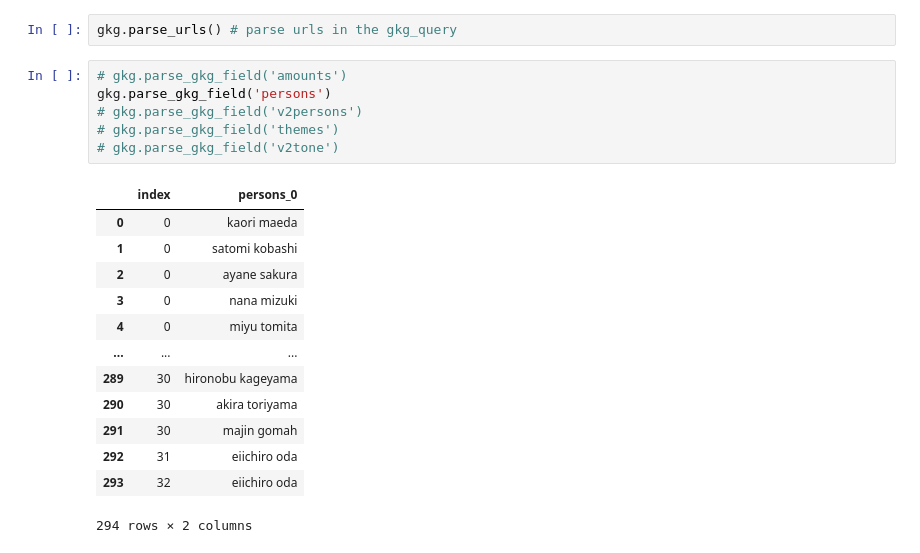
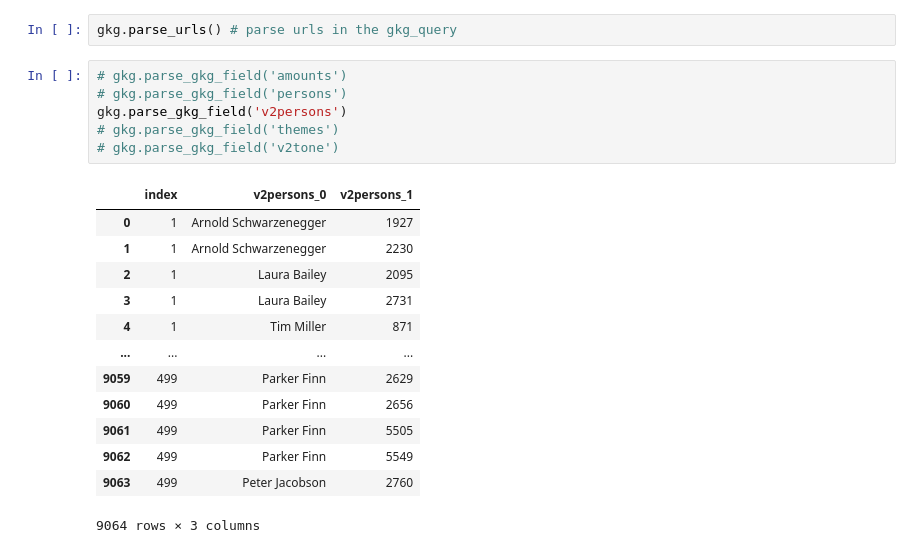
Before and after one commit to coreyddsc/gdelt_projects, a Jupyter notebook: LLM_projects/gkg_soup_testnb.ipynb, the cells around one changed output. Drawn from its saved outputs; the diff is of its cells as text.

```diff
--- a/LLM_projects/gkg_soup_testnb.ipynb
+++ b/LLM_projects/gkg_soup_testnb.ipynb
@@ -78,24 +74,24 @@ gkg.gkg_query.head(2)
 gkg.parse_urls() # parse urls in the gkg_query
 # %%
 # gkg.parse_gkg_field('amounts')
-gkg.parse_gkg_field('persons')
-# gkg.parse_gkg_field('v2persons')
+# gkg.parse_gkg_field('persons')
+gkg.parse_gkg_field('v2persons')
 # gkg.parse_gkg_field('themes')
 # gkg.parse_gkg_field('v2tone')
 # %% [output]
-|  | index | persons_0 |
-| 0 | 0 | kaori maeda |
-| 1 | 0 | satomi kobashi |
-| 2 | 0 | ayane sakura |
-| 3 | 0 | nana mizuki |
-| 4 | 0 | miyu tomita |
-| ... | ... | ... |
-| 289 | 30 | hironobu kageyama |
-| 290 | 30 | akira toriyama |
-| 291 | 30 | majin gomah |
-| 292 | 31 | eiichiro oda |
-| 293 | 32 | eiichiro oda |
+|  | index | v2persons_0 | v2persons_1 |
+| 0 | 1 | Arnold Schwarzenegger | 1927 |
+| 1 | 1 | Arnold Schwarzenegger | 2230 |
+| 2 | 1 | Laura Bailey | 2095 |
+| 3 | 1 | Laura Bailey | 2731 |
+| 4 | 1 | Tim Miller | 871 |
+| ... | ... | ... | ... |
+| 9059 | 499 | Parker Finn | 2629 |
+| 9060 | 499 | Parker Finn | 2656 |
+| 9061 | 499 | Parker Finn | 5505 |
+| 9062 | 499 | Parker Finn | 5549 |
+| 9063 | 499 | Peter Jacobson | 2760 |
-294 rows × 2 columns
+9064 rows × 3 columns
 # %%
 gkg.tokenize_field(col_idx=1) # when calling this function, the tokenized field is given by col_idx input parameter
 gkg.field_tokens[:5] + gkg.field_tokens[-5:]
```
Also changed, not shown: parts of 21 cells of this notebook, 1 other file.
